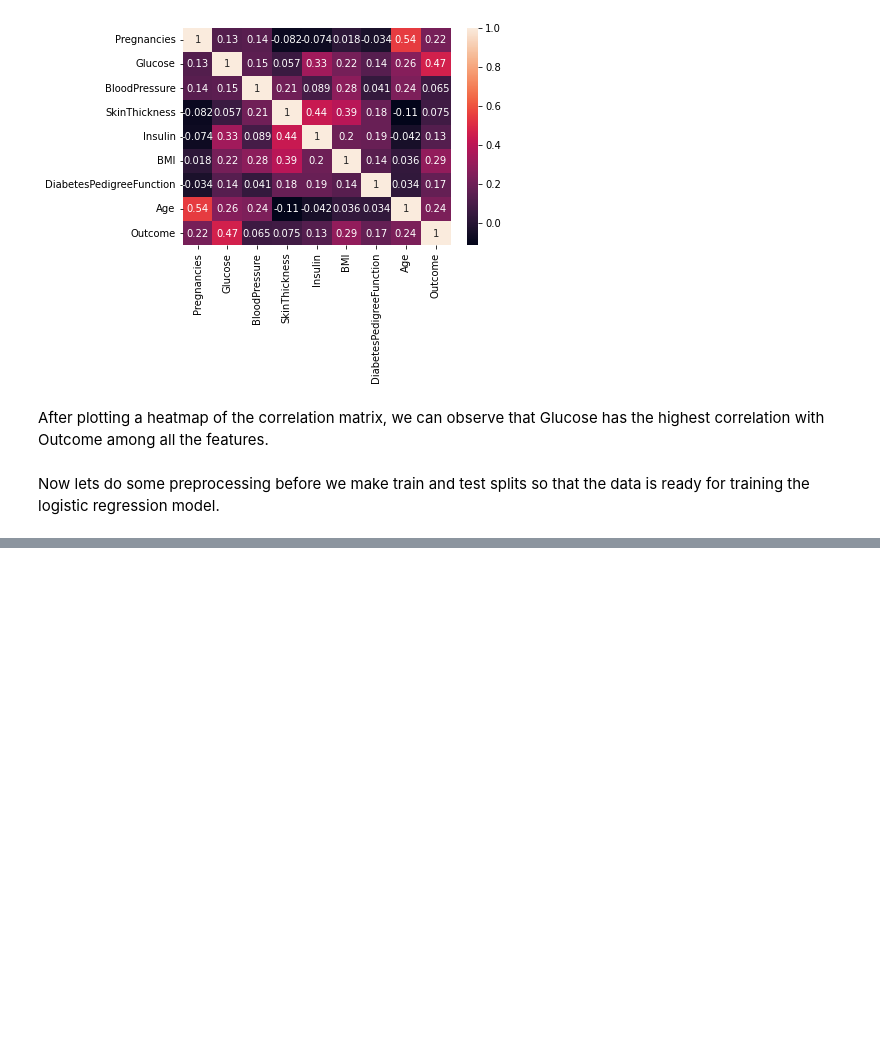
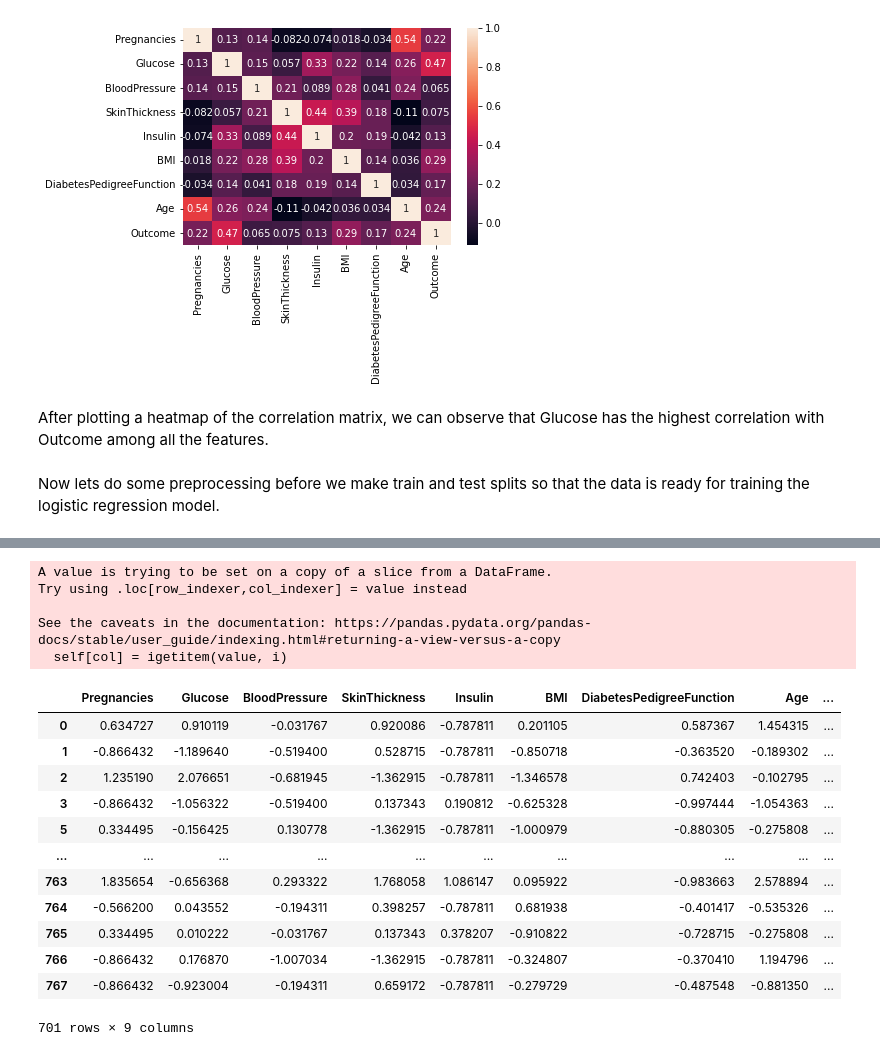
Before and after one commit to niramay447/kaggle-competitions, a Jupyter notebook: diabetes-predictor.ipynb, the cells around one changed output, grey strips where cells are left out. Drawn from its saved outputs; the diff is of its cells as text; code cells hidden in the pictures; blank space fills up the shorter version.

```diff
--- a/diabetes-predictor.ipynb
+++ b/diabetes-predictor.ipynb
@@ -105,0 +145,30 @@ Now lets do some preprocessing before we make train and test splits so that the
+# %%
+# scaling the data since all the features do not have the same units
+
+X = all_data[features]
+scaler = StandardScaler()
+columns = np.array(all_data.keys())
+
+X = all_data[features]
+scaledX = scaler.fit_transform(X)
+all_data[features] = scaledX
+all_data
+# %% [output]
+A value is trying to be set on a copy of a slice from a DataFrame.
+Try using .loc[row_indexer,col_indexer] = value instead
+
+See the caveats in the documentation: https://pandas.pydata.org/pandas-docs/stable/user_guide/indexing.html#returning-a-view-versus-a-copy
+  self[col] = igetitem(value, i)
+|  | Pregnancies | Glucose | BloodPressure | SkinThickness | Insulin | BMI | DiabetesPedigreeFunction | Age | ... |
+| 0 | 0.634727 | 0.910119 | -0.031767 | 0.920086 | -0.787811 | 0.201105 | 0.587367 | 1.454315 | ... |
+| 1 | -0.866432 | -1.189640 | -0.519400 | 0.528715 | -0.787811 | -0.850718 | -0.363520 | -0.189302 | ... |
+| 2 | 1.235190 | 2.076651 | -0.681945 | -1.362915 | -0.787811 | -1.346578 | 0.742403 | -0.102795 | ... |
+| 3 | -0.866432 | -1.056322 | -0.519400 | 0.137343 | 0.190812 | -0.625328 | -0.997444 | -1.054363 | ... |
+| 5 | 0.334495 | -0.156425 | 0.130778 | -1.362915 | -0.787811 | -1.000979 | -0.880305 | -0.275808 | ... |
+| ... | ... | ... | ... | ... | ... | ... | ... | ... | ... |
+| 763 | 1.835654 | -0.656368 | 0.293322 | 1.768058 | 1.086147 | 0.095922 | -0.983663 | 2.578894 | ... |
+| 764 | -0.566200 | 0.043552 | -0.194311 | 0.398257 | -0.787811 | 0.681938 | -0.401417 | -0.535326 | ... |
+| 765 | 0.334495 | 0.010222 | -0.031767 | 0.137343 | 0.378207 | -0.910822 | -0.728715 | -0.275808 | ... |
+| 766 | -0.866432 | 0.176870 | -1.007034 | -1.362915 | -0.787811 | -0.324807 | -0.370410 | 1.194796 | ... |
+| 767 | -0.866432 | -0.923004 | -0.194311 | 0.659172 | -0.787811 | -0.279729 | -0.487548 | -0.881350 | ... |
+701 rows × 9 columns
```
Also changed, not shown: parts of 10 cells of this notebook.
